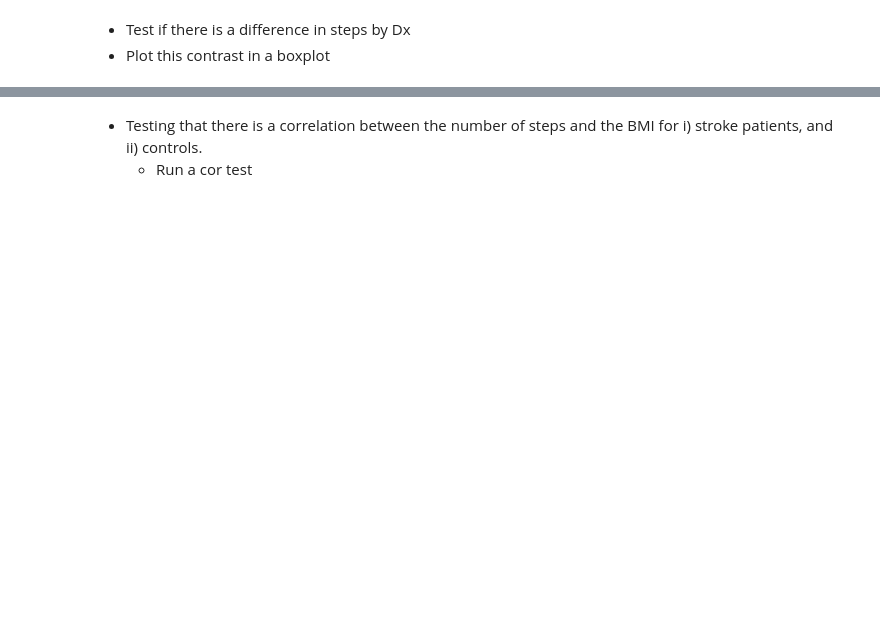
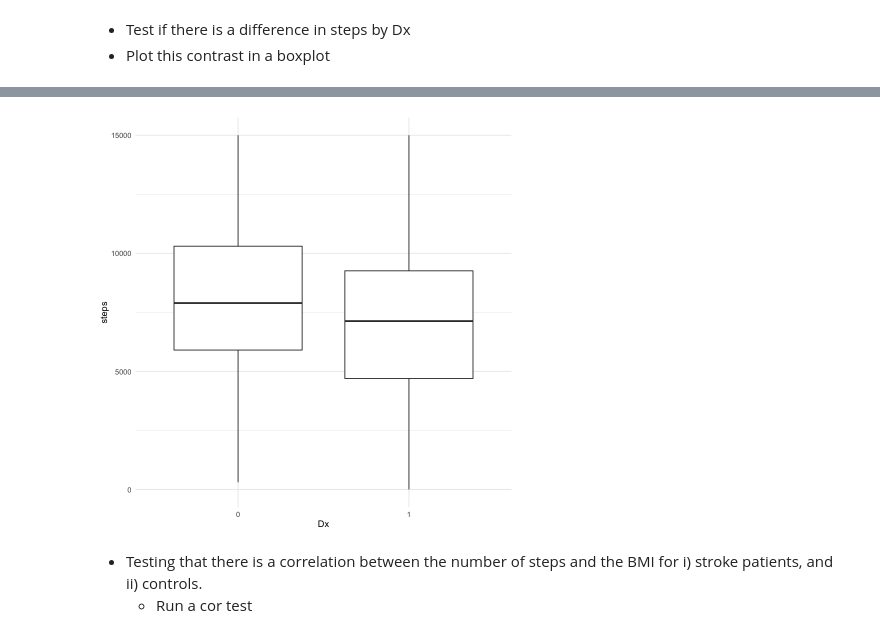
Before and after one commit to JeremyHogeveen/dspn_spring2026_github, a Jupyter notebook: code/dspn_spring2026_week7_03032026.ipynb, the cells around one changed output, grey strips where cells are left out. Drawn from its saved outputs; the diff is of its cells as text; code cells hidden in the pictures; blank space fills up the shorter version.

```diff
--- a/code/dspn_spring2026_week7_03032026.ipynb
+++ b/code/dspn_spring2026_week7_03032026.ipynb
@@ -70,2 +131,13 @@
 # %% [markdown]
 * Coding diagnosis as a variable
+# %%
+# one option
+# df_patients$Dx <- 1 # base r approach
+# df_patients <- mutate(df_patients,Dx=1) # serial tidyverse approach
+df_patients <- df_patients %>%
+    mutate(Dx=1) # tidyverse piping approach
+df_controls <- df_controls %>%
+    mutate(Dx=0) # tidyverse piping approach
+
+head(df_patients)
+head(df_controls)
@@ -74,3 +165,6 @@
     * tidyverse has inner_join(), outer_join(), left_join(), and right_joint()
     * Similar to Pandas if we need to join data frames horizontally.
     * In this case, bind_rows works perfectly for joining frames vertically.
+# %%
+df_all <- bind_rows(df_patients,df_controls)
+nrow(df_all)
@@ -77,2 +173,16 @@
 # %% [markdown]
 * get some descriptive statistics for the number of steps in each group.
+# %%
+# getting summary stats by group
+df_all <- df_all %>%
+    mutate(Dx = as.factor(Dx))
+table_descriptives <- df_all %>%
+    group_by(Dx) %>%
+    summarise(
+        count = n(),
+        min_steps = min(steps),
+        max_steps = max(steps),
+        mean_steps = mean(steps),
+        sd_steps = sd(steps)
+    )
+print(table_descriptives)
@@ -82,3 +213,11 @@
+# %%
+# plot the boxplot
+plot_boxplot <- ggplot(df_all,aes(x = Dx, y = steps )) +
+    geom_boxplot() +
+    theme_minimal()
+print(plot_boxplot)
+# %% [output]
+[figure, added]
 # %% [markdown]
 * Testing that there is a correlation between the number of steps and the BMI for i) stroke patients, and ii) controls.
     * Run a cor test
```
Also changed, not shown: parts of 9 cells of this notebook, 2 other files.
